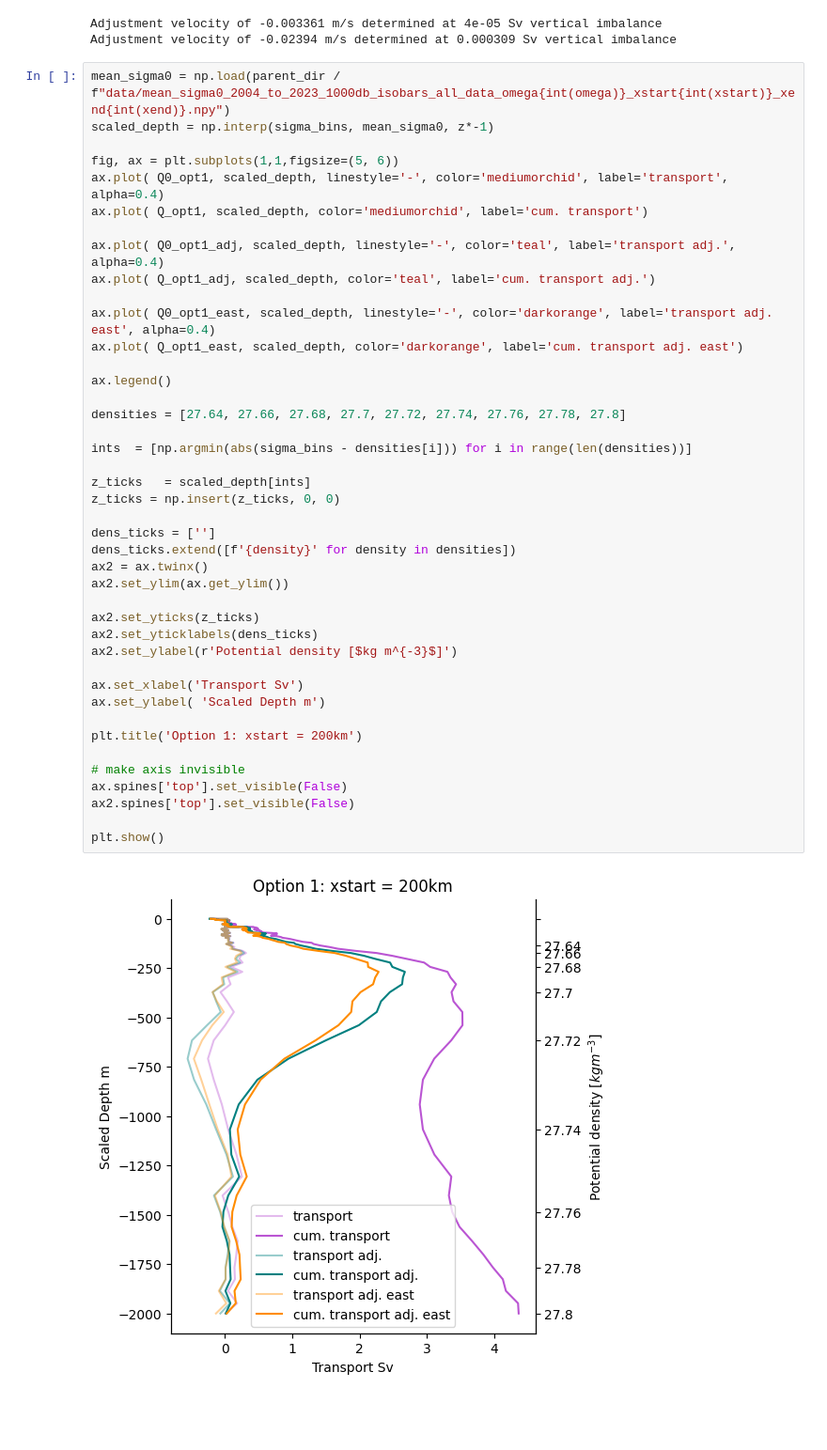
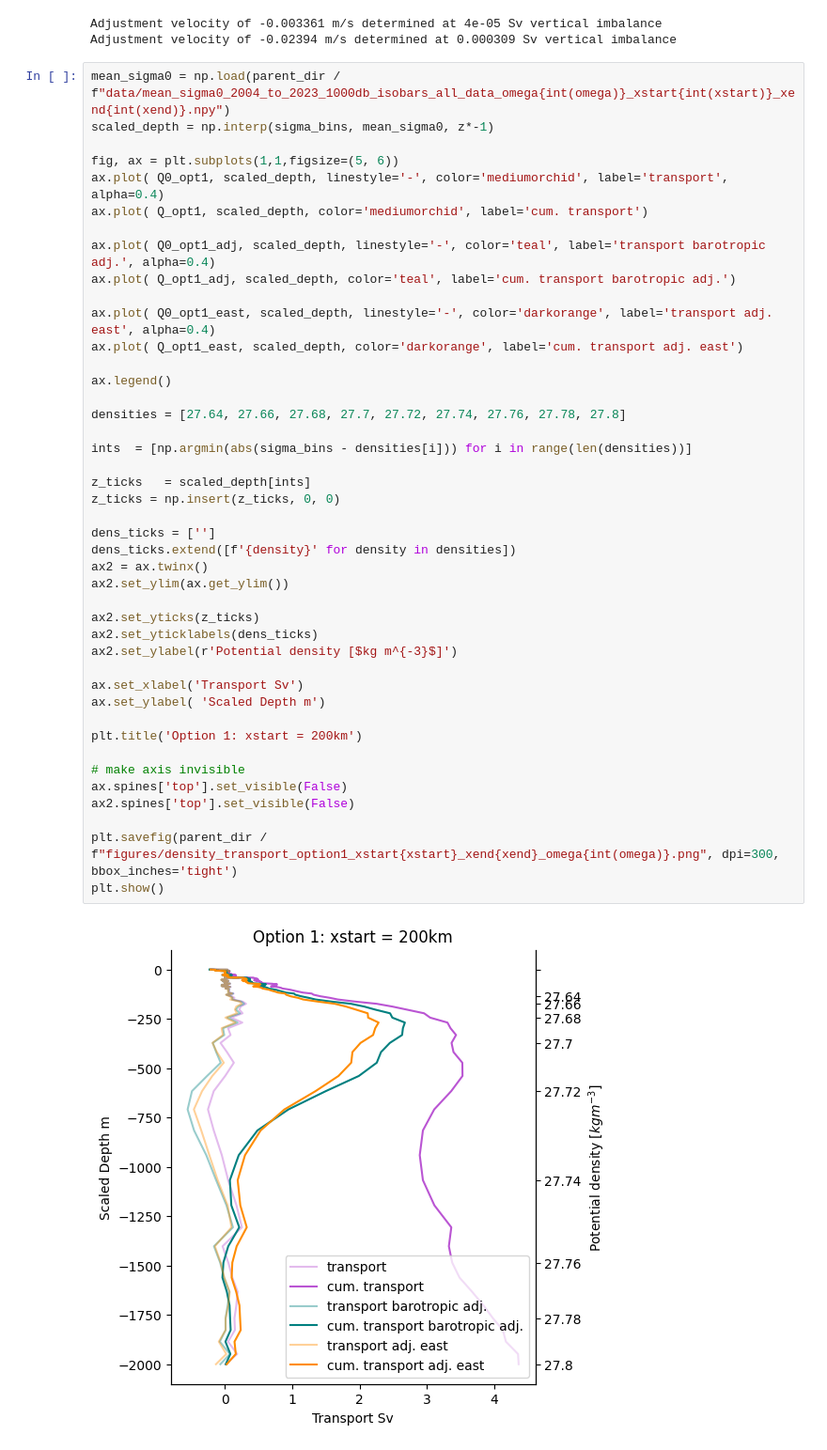
Before and after one commit to katjaschultz/labsea-project, a Jupyter notebook: notebooks/plotting.ipynb, the cells around one changed output. Shown at 94% size. Cells and saved outputs as stored; diff of their text form; blank space fills up the shorter version.

```diff
--- a/notebooks/plotting.ipynb
+++ b/notebooks/plotting.ipynb
@@ -87,39 +87,40 @@ fig, ax = plt.subplots(1,1,figsize=(5, 6))
 ax.plot( Q0_opt1, scaled_depth, linestyle='-', color='mediumorchid', label='transport', alpha=0.4)
 ax.plot( Q_opt1, scaled_depth, color='mediumorchid', label='cum. transport')
 
-ax.plot( Q0_opt1_adj, scaled_depth, linestyle='-', color='teal', label='transport adj.', alpha=0.4)
-ax.plot( Q_opt1_adj, scaled_depth, color='teal', label='cum. transport adj.')
+ax.plot( Q0_opt1_adj, scaled_depth, linestyle='-', color='teal', label='transport barotropic adj.', alpha=0.4)
+ax.plot( Q_opt1_adj, scaled_depth, color='teal', label='cum. transport barotropic adj.')
 
 ax.plot( Q0_opt1_east, scaled_depth, linestyle='-', color='darkorange', label='transport adj. east', alpha=0.4)
 ax.plot( Q_opt1_east, scaled_depth, color='darkorange', label='cum. transport adj. east')
 
 ax.legend()
 
 densities = [27.64, 27.66, 27.68, 27.7, 27.72, 27.74, 27.76, 27.78, 27.8]
 
 ints  = [np.argmin(abs(sigma_bins - densities[i])) for i in range(len(densities))]
 
 z_ticks   = scaled_depth[ints]
 z_ticks = np.insert(z_ticks, 0, 0)
 
 dens_ticks = ['']
 dens_ticks.extend([f'{density}' for density in densities])
 ax2 = ax.twinx()
 ax2.set_ylim(ax.get_ylim())
 
 ax2.set_yticks(z_ticks)
 ax2.set_yticklabels(dens_ticks)
 ax2.set_ylabel(r'Potential density [$kg m^{-3}$]')
 
 ax.set_xlabel('Transport Sv')
 ax.set_ylabel( 'Scaled Depth m')
 
 plt.title('Option 1: xstart = 200km')
 
 # make axis invisible
 ax.spines['top'].set_visible(False)
 ax2.spines['top'].set_visible(False)
 
+plt.savefig(parent_dir / f"figures/density_transport_option1_xstart{xstart}_xend{xend}_omega{int(omega)}.png", dpi=300, bbox_inches='tight')
 plt.show()
 # %% [output]
-[figure, old version]
+[figure, new version]
```
Also changed, not shown: 19 other files.
